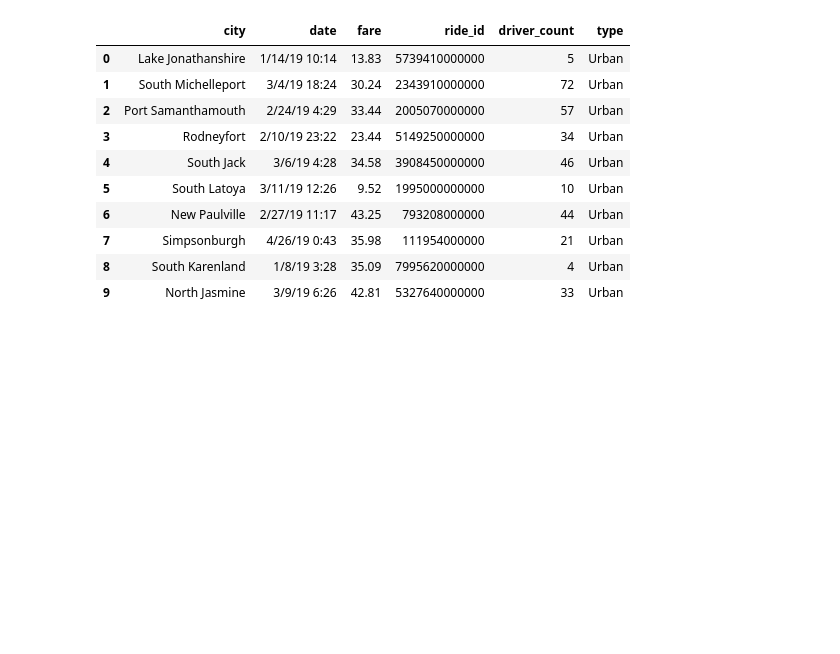
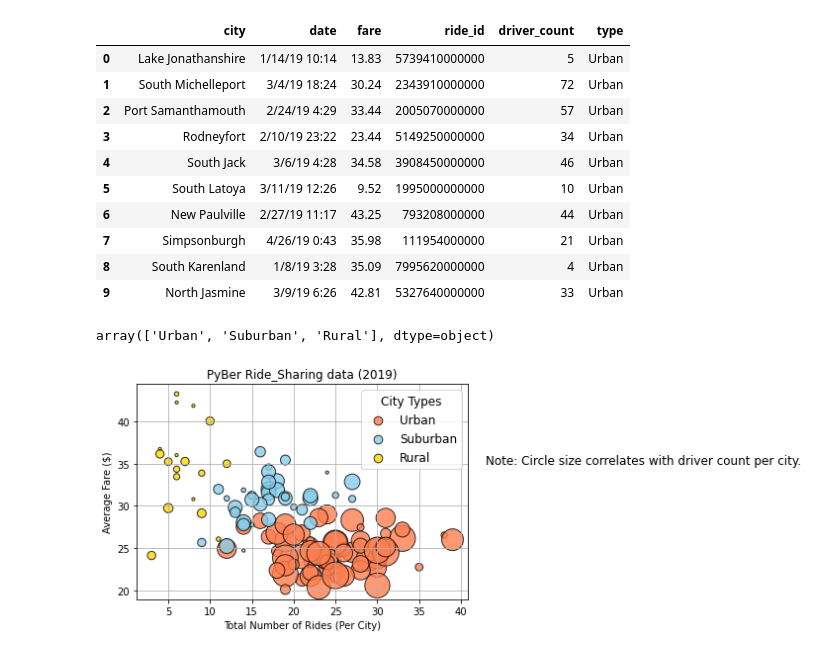
Before and after one commit to shrouqalulaime/PyBer_Analysis, a Jupyter notebook: PyBer.ipynb, the cells around one changed output. Drawn from its saved outputs; the diff is of its cells as text; code cells hidden in the pictures; blank space fills up the shorter version.

```diff
--- a/PyBer.ipynb
+++ b/PyBer.ipynb
@@ -89,3 +89,52 @@ pyber_data_df.head(10)
 | 7 | Simpsonburgh | 4/26/19 0:43 | 35.98 | 111954000000 | 21 | Urban |
 | 8 | South Karenland | 1/8/19 3:28 | 35.09 | 7995620000000 | 4 | Urban |
 | 9 | North Jasmine | 3/9/19 6:26 | 42.81 | 5327640000000 | 33 | Urban |
+# %%
+pyber_data_df.type.unique()
+# %% [output]
+array(['Urban', 'Suburban', 'Rural'], dtype=object)
+# %%
+urban_cities_df=pyber_data_df[pyber_data_df['type']=='Urban']
+suburban_cities_df=pyber_data_df[pyber_data_df['type']=='Suburban']
+rural_cities_df=pyber_data_df[pyber_data_df['type']=='Rural']
+# %%
+urban_ride_count=urban_cities_df.groupby('city').count()['ride_id']
+suburban_ride_count=suburban_cities_df.groupby('city').count()['ride_id']
+rural_ride_count=rural_cities_df.groupby('city').count()['ride_id']
+# %%
+urban_avg_fare=urban_cities_df.groupby('city').mean()['fare']
+suburban_avg_fare=suburban_cities_df.groupby('city').mean()['fare']
+rural_avg_fare=rural_cities_df.groupby('city').mean()['fare']
+# %%
+urban_driver_count=urban_cities_df.groupby('city').mean()['driver_count']
+suburban_driver_count=suburban_cities_df.groupby('city').mean()['driver_count']
+rural_driver_count=rural_cities_df.groupby('city').mean()['driver_count']
+# %%
+
+plt.scatter(urban_ride_count, urban_avg_fare, color='coral', edgecolor='black', alpha=0.8, label='Urban',
+           s=10*urban_driver_count, linewidth=1)
+
+plt.scatter(suburban_ride_count, suburban_avg_fare, color='skyblue', edgecolor='black', alpha=0.8, label='Suburban',
+           s=10*suburban_driver_count, linewidth=1)
+
+plt.scatter(rural_ride_count, rural_avg_fare, color='gold', edgecolor='black', alpha=0.8, label='Rural',
+           s=10*rural_driver_count, linewidth=1)
+
+plt.xlabel('Total Number of Rides (Per City)')
+plt.ylabel('Average Fare ($)')
+plt.title('PyBer Ride_Sharing data (2019)')
+plt.grid()
+
+# Create a legend
+lgnd = plt.legend(fontsize="12", mode="Expanded",
+         scatterpoints=1, loc="best", title="City Types")
+lgnd.legendHandles[0]._sizes = [75]
+lgnd.legendHandles[1]._sizes = [75]
+lgnd.legendHandles[2]._sizes = [75]
+lgnd.get_title().set_fontsize(12)
+
+plt.text(43, 35, "Note: Circle size correlates with driver count per city.", fontsize="12")
+plt.savefig('Analysis/Fig1.png',bbox_inches='tight')
+plt.show()
+# %% [output]
+[figure, added]
```
Also changed, not shown: 1 other file.
